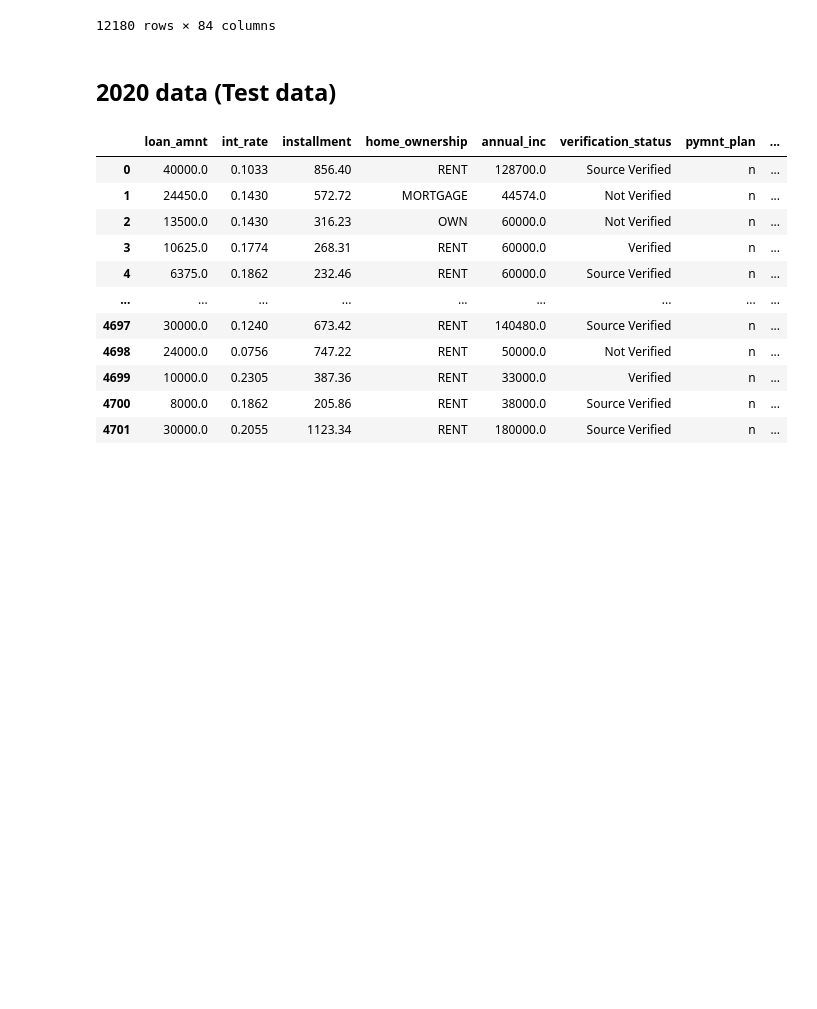
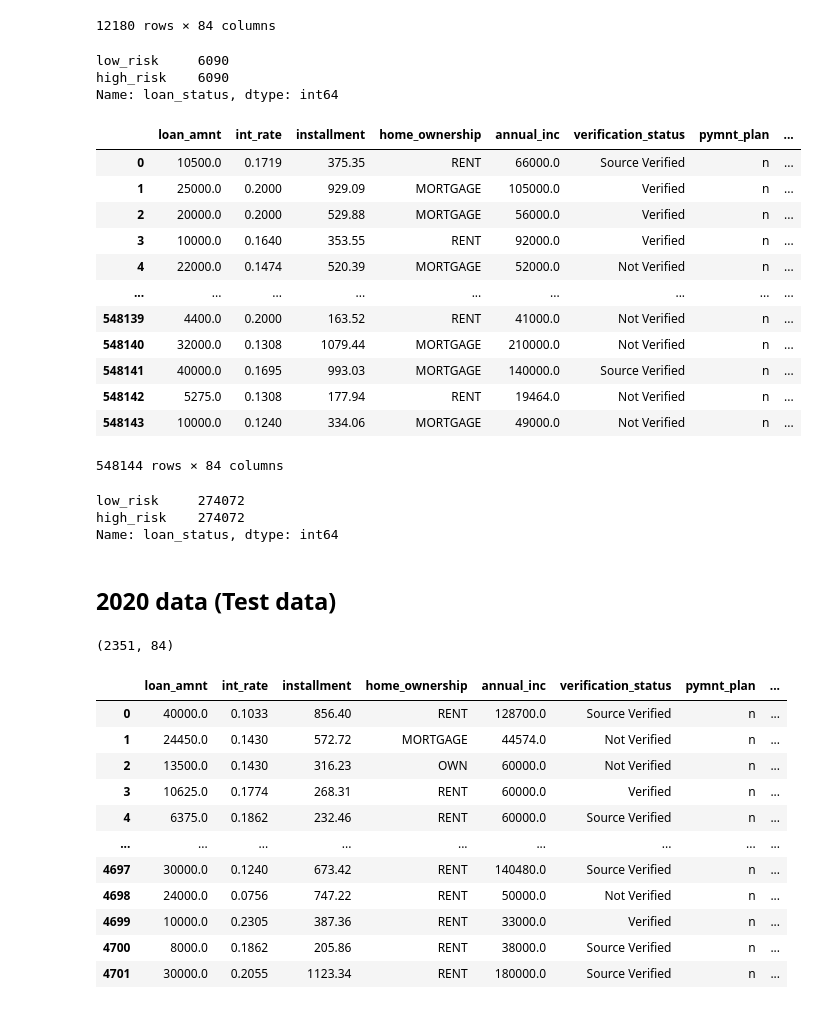
Before and after one commit to pandeysudip/credit-risk, a Jupyter notebook: Data_cleaning.ipynb, the cells around one changed output. Drawn from its saved outputs; the diff is of its cells as text; code cells hidden in the pictures; blank space fills up the shorter version.

Commit message:
data cleaning over sampling and under sampling

```diff
--- a/Data_cleaning.ipynb
+++ b/Data_cleaning.ipynb
@@ -228,5 +229,11 @@ df
 | 12178 | 15000.0 | 0.0881 | 475.68 | MORTGAGE | 62000.0 | Source Verified | n | ... |
 | 12179 | 15000.0 | 0.1774 | 540.34 | RENT | 54080.0 | Not Verified | n | ... |
 12180 rows × 84 columns
+# %%
+df['loan_status'].value_counts()
+# %% [output]
+low_risk     6090
+high_risk    6090
+Name: loan_status, dtype: int64
 # %%
 #saving the data for modeling
@@ -233,0 +241,25 @@ df.to_csv('Resources/cleaned-data/2019loans.csv', index=False)
+# %%
+#over sampling
+df_over=pd.concat([low_risk_rows, high_risk_rows.sample(n=len(low_risk_rows), replace=True)])
+df_over= df_over.reset_index(drop=True)
+df_over
+# %% [output]
+|  | loan_amnt | int_rate | installment | home_ownership | annual_inc | verification_status | pymnt_plan | ... |
+| 0 | 10500.0 | 0.1719 | 375.35 | RENT | 66000.0 | Source Verified | n | ... |
+| 1 | 25000.0 | 0.2000 | 929.09 | MORTGAGE | 105000.0 | Verified | n | ... |
+| 2 | 20000.0 | 0.2000 | 529.88 | MORTGAGE | 56000.0 | Verified | n | ... |
+| 3 | 10000.0 | 0.1640 | 353.55 | RENT | 92000.0 | Verified | n | ... |
+| 4 | 22000.0 | 0.1474 | 520.39 | MORTGAGE | 52000.0 | Not Verified | n | ... |
+| ... | ... | ... | ... | ... | ... | ... | ... | ... |
+| 548139 | 4400.0 | 0.2000 | 163.52 | RENT | 41000.0 | Not Verified | n | ... |
+| 548140 | 32000.0 | 0.1308 | 1079.44 | MORTGAGE | 210000.0 | Not Verified | n | ... |
+| 548141 | 40000.0 | 0.1695 | 993.03 | MORTGAGE | 140000.0 | Source Verified | n | ... |
+| 548142 | 5275.0 | 0.1308 | 177.94 | RENT | 19464.0 | Not Verified | n | ... |
+| 548143 | 10000.0 | 0.1240 | 334.06 | MORTGAGE | 49000.0 | Not Verified | n | ... |
+548144 rows × 84 columns
+# %%
+df_over['loan_status'].value_counts()
+# %% [output]
+low_risk     274072
+high_risk    274072
+Name: loan_status, dtype: int64
@@ -258,6 +293,9 @@ validate_df = validate_df.replace(x)
 x = dict.fromkeys(['Late (31-120 days)', 'Late (16-30 days)', 'Default', 'In Grace Period', 'Charged Off'], 'high_risk')
 validate_df = validate_df.replace(x)
 # %%
-low_risk_rows = validate_df[validate_df['loan_status'] == 'low_risk']
-high_risk_rows = validate_df[validate_df['loan_status'] == 'high_risk']
+low_risk_rows1 = validate_df[validate_df['loan_status'] == 'low_risk']
+high_risk_rows1 = validate_df[validate_df['loan_status'] == 'high_risk']
+low_risk_rows1.shape
+# %% [output]
+(2351, 84)
 # %%
```
Also changed, not shown: parts of 7 cells of this notebook, 7 other files.
